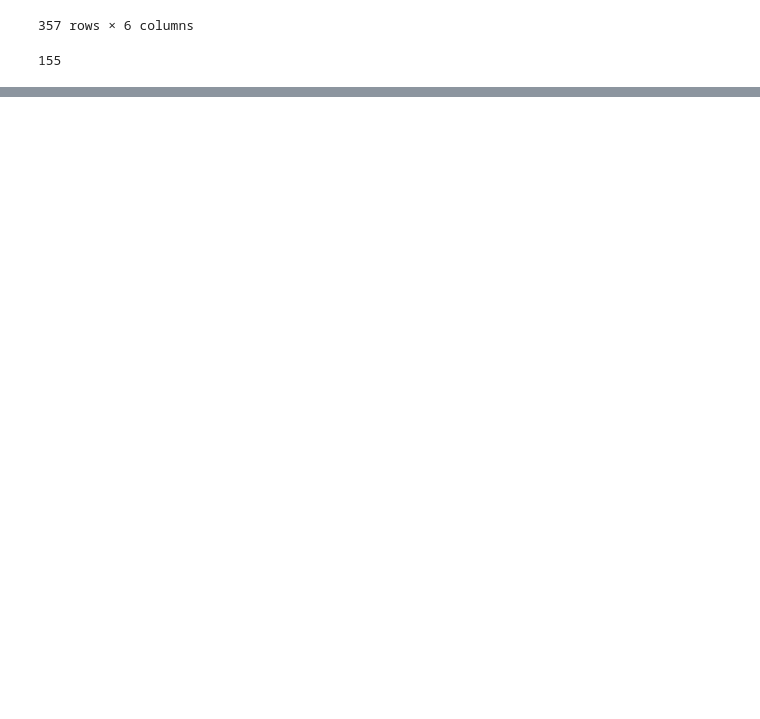
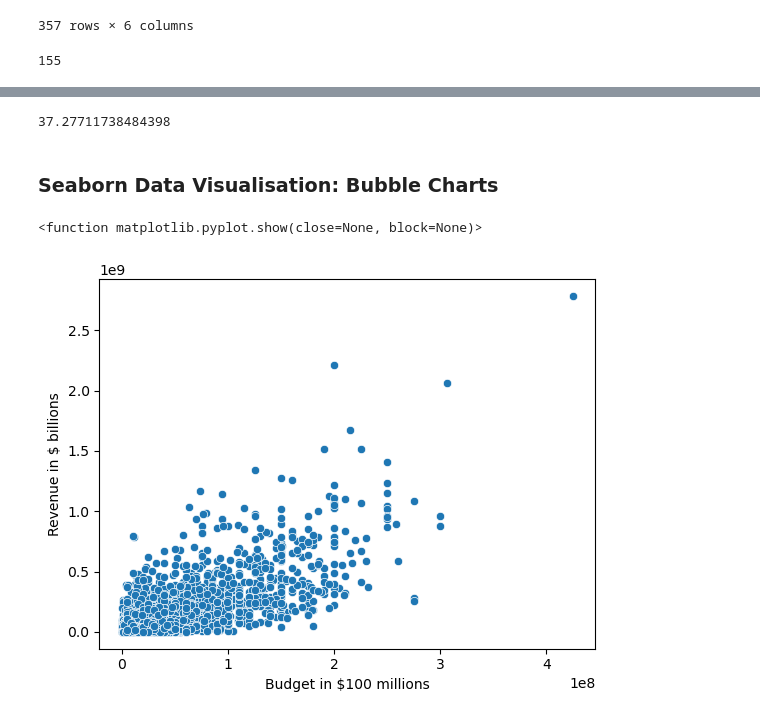
Before and after one commit to Chepngeno-langat/DS-projects, a Jupyter notebook: Seaborn and linear regression/seaborn and linear regression.ipynb, the cells around one changed output, grey strips where cells are left out. Drawn from its saved outputs; the diff is of its cells as text; code cells hidden in the pictures; blank space fills up the shorter version.

Commit message:
data visualization with seaborn

```diff
--- a/Seaborn and linear regression/seaborn and linear regression.ipynb
+++ b/Seaborn and linear regression/seaborn and linear regression.ipynb
@@ -198,4 +198,8 @@ future_releases
 data_clean = cost_revenue_df.drop(future_releases.index)
 # %%
 money_losing = data_clean.query('USD_Production_Budget > USD_Worldwide_Gross')
-money_losing.shape[0]/data_clean.shape[0]
+money_losing.shape[0]/data_clean.shape[0] * 100
+# %% [output]
+37.27711738484398
+# %% [markdown]
+### Seaborn Data Visualisation: Bubble Charts
@@ -201,0 +208,10 @@ money_losing.shape[0]/data_clean.shape[0]
+# %%
+ax = sns.scatterplot(data=data_clean,
+                x='USD_Production_Budget',
+                y='USD_Worldwide_Gross')
+ax.set(ylabel='Revenue in $ billions',
+      xlabel='Budget in $100 millions')
+plt.show
+# %% [output]
+<function matplotlib.pyplot.show(close=None, block=None)>
+[figure, added]
```
Also changed, not shown: parts of 4 cells of this notebook.
